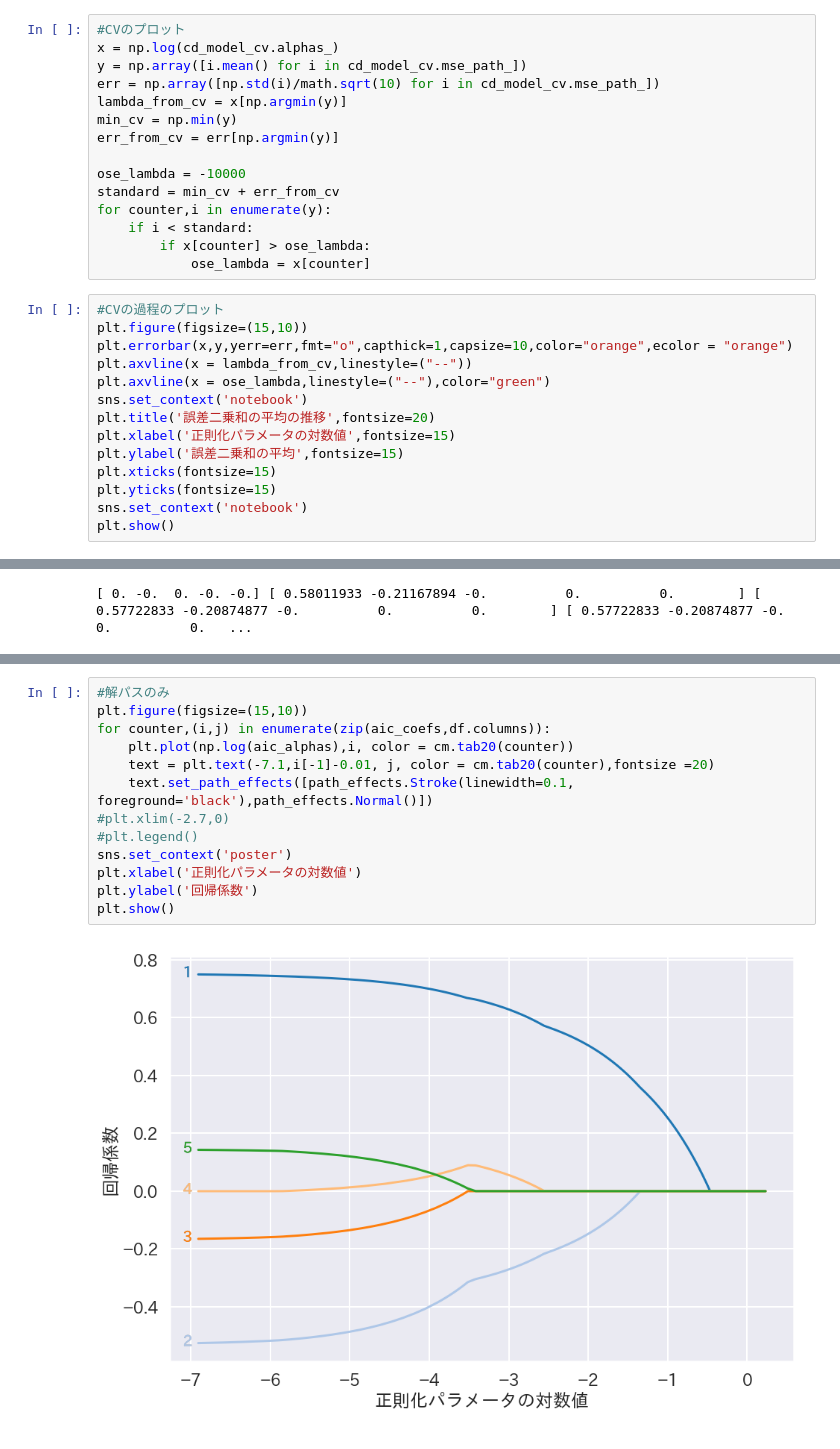
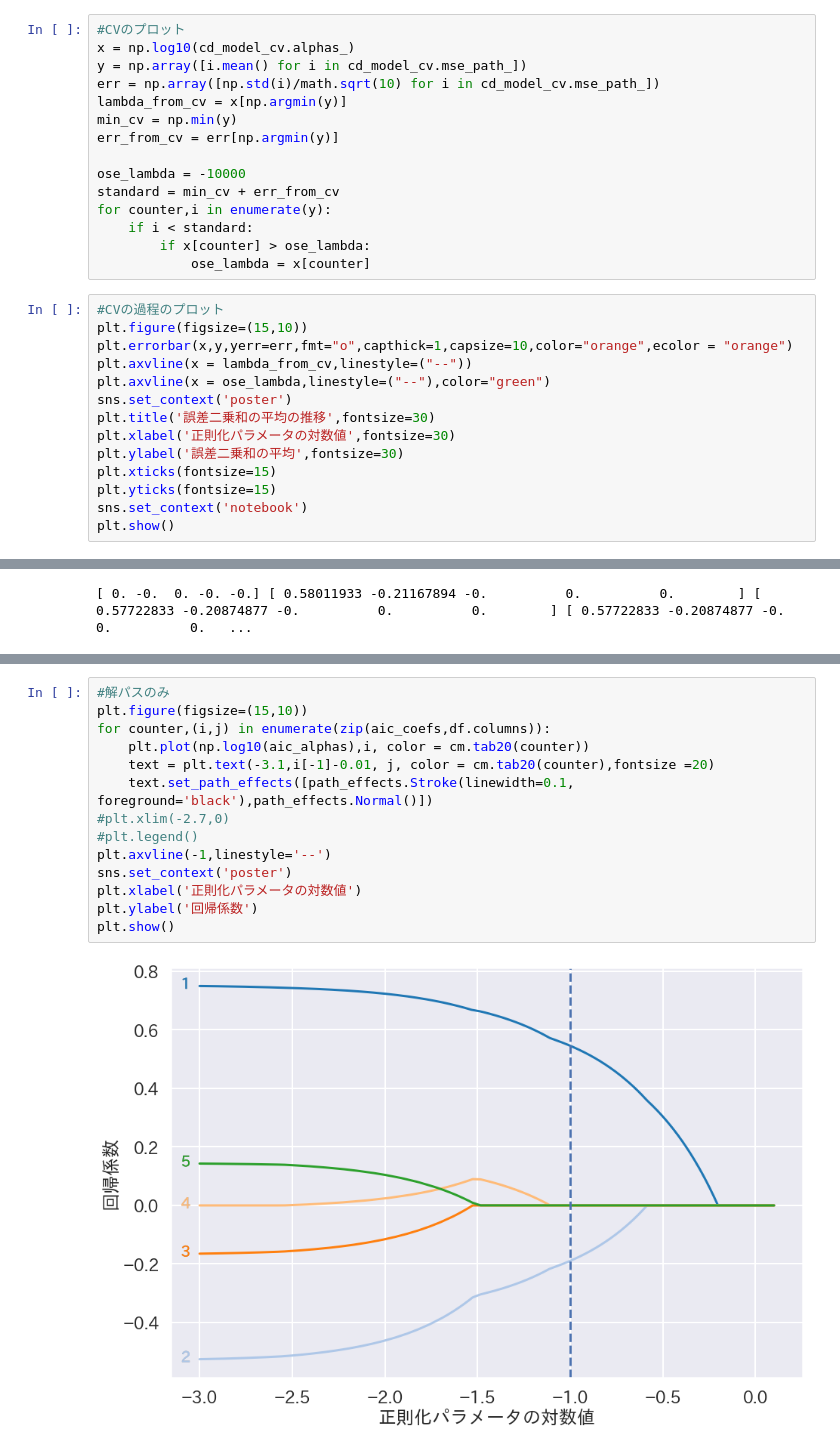
Before and after one commit to hacarus/codezine-sparse-modeling, a Jupyter notebook: 3/vol3.ipynb, the cells around one changed output, grey strips where cells are left out. Drawn from its saved outputs; the diff is of its cells as text.

```diff
--- a/3/vol3.ipynb
+++ b/3/vol3.ipynb
@@ -144,7 +159,7 @@ lin.coef_
 array([ 0.75067696, -0.55218467, -0.19821025, -0.05692921,  0.18522066])
 # %%
 #CVのプロット
-x = np.log(cd_model_cv.alphas_)
+x = np.log10(cd_model_cv.alphas_)
 y = np.array([i.mean() for i in cd_model_cv.mse_path_])
 err = np.array([np.std(i)/math.sqrt(10) for i in cd_model_cv.mse_path_])
 lambda_from_cv = x[np.argmin(y)]
@@ -163,10 +178,10 @@ plt.figure(figsize=(15,10))
 plt.errorbar(x,y,yerr=err,fmt="o",capthick=1,capsize=10,color="orange",ecolor = "orange")
 plt.axvline(x = lambda_from_cv,linestyle=("--"))
 plt.axvline(x = ose_lambda,linestyle=("--"),color="green")
-sns.set_context('notebook')
-plt.title('誤差二乗和の平均の推移',fontsize=20)
-plt.xlabel('正則化パラメータの対数値',fontsize=15)
-plt.ylabel('誤差二乗和の平均',fontsize=15)
+sns.set_context('poster')
+plt.title('誤差二乗和の平均の推移',fontsize=30)
+plt.xlabel('正則化パラメータの対数値',fontsize=30)
+plt.ylabel('誤差二乗和の平均',fontsize=30)
 plt.xticks(fontsize=15)
 plt.yticks(fontsize=15)
 sns.set_context('notebook')
@@ -231,15 +250,16 @@ print(modelcdR,modelcdcvR,oseR,linR,aicR,bicR)
 # %%
 #解パスのみ
 plt.figure(figsize=(15,10))
 for counter,(i,j) in enumerate(zip(aic_coefs,df.columns)):
-    plt.plot(np.log(aic_alphas),i, color = cm.tab20(counter))
-    text = plt.text(-7.1,i[-1]-0.01, j, color = cm.tab20(counter),fontsize =20)
+    plt.plot(np.log10(aic_alphas),i, color = cm.tab20(counter))
+    text = plt.text(-3.1,i[-1]-0.01, j, color = cm.tab20(counter),fontsize =20)
     text.set_path_effects([path_effects.Stroke(linewidth=0.1, foreground='black'),path_effects.Normal()])
 #plt.xlim(-2.7,0)
 #plt.legend()
+plt.axvline(-1,linestyle='--')
 sns.set_context('poster')
 plt.xlabel('正則化パラメータの対数値')
 plt.ylabel('回帰係数')
 plt.show()
 # %% [output]
-[figure, old version]
+[figure, new version]
```
Also changed, not shown: parts of 11 cells of this notebook.
